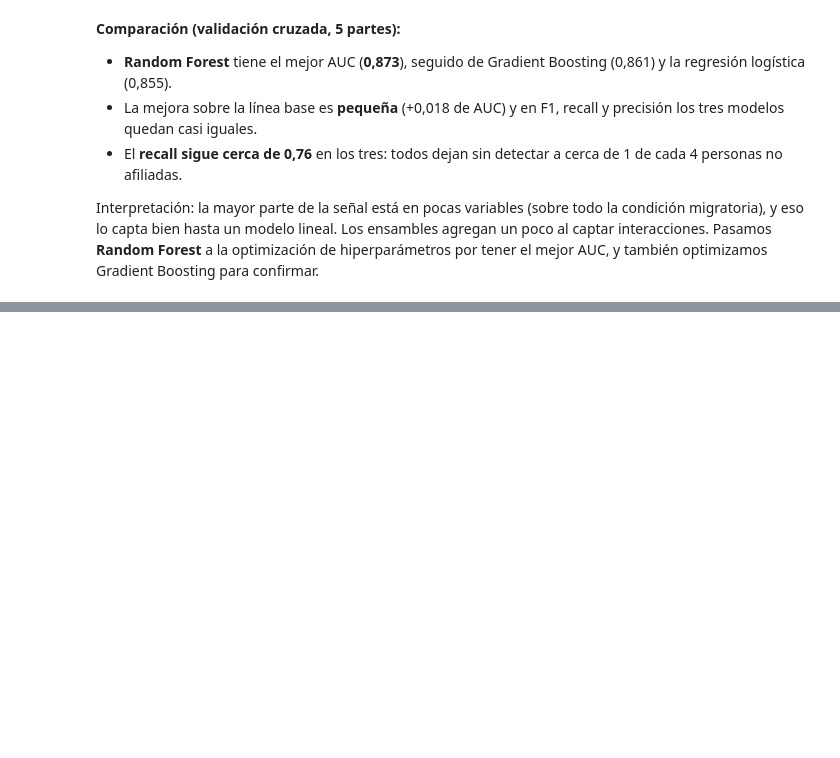
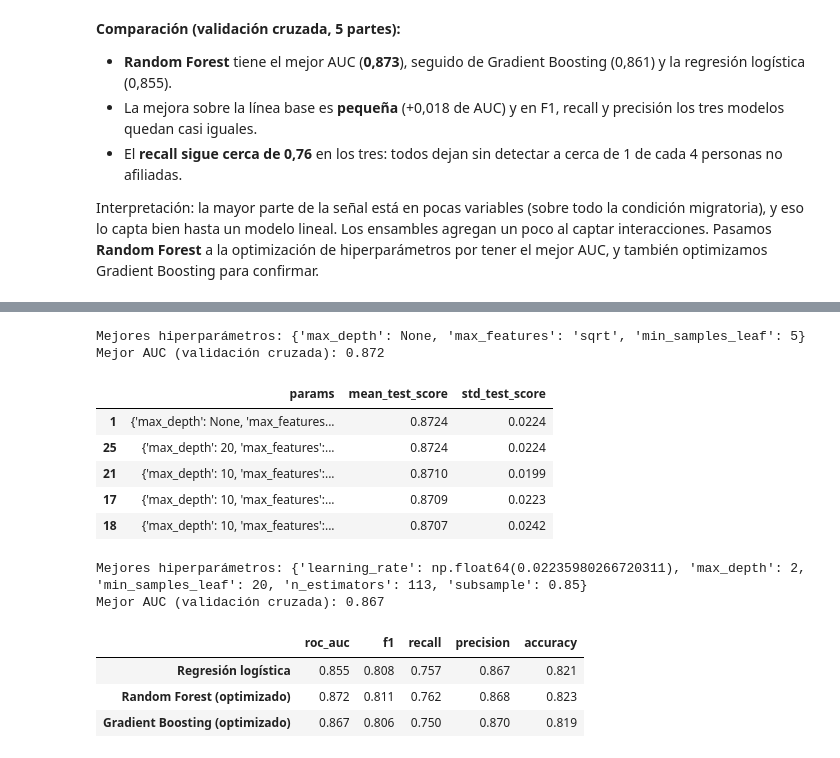
Before and after one commit to lezlynossa-oss/proyecto-integrador-quinto, a Jupyter notebook: MachineLearning/01_modelo_afiliacion_salud.ipynb, the cells around one changed output, grey strips where cells are left out. Drawn from its saved outputs; the diff is of its cells as text; code cells hidden in the pictures; blank space fills up the shorter version.

Commit message:
ML: optimización de hiperparámetros con Grid Search y Random Search

```diff
--- a/MachineLearning/01_modelo_afiliacion_salud.ipynb
+++ b/MachineLearning/01_modelo_afiliacion_salud.ipynb
@@ -297,0 +307,71 @@ Interpretación: la mayor parte de la señal está en pocas variables (sobre tod
+# %%
+#cuadrícula de hiperparámetros para Random Forest (4 x 4 x 2 = 32 combinaciones)
+grid_rf = {
+    "max_depth": [None, 5, 10, 20],        #profundidad máxima de cada árbol (None = sin límite)
+    "min_samples_leaf": [1, 5, 10, 20],    #mínimo de personas en cada hoja
+    "max_features": ["sqrt", 0.5]          #cuántas variables mira cada división
+}
+
+busqueda_rf = GridSearchCV(
+    RandomForestClassifier(n_estimators=300, random_state=42, n_jobs=-1),
+    grid_rf, cv=validacion, scoring="roc_auc", n_jobs=-1)
+busqueda_rf.fit(X_train, y_train)
+
+print("Mejores hiperparámetros:", busqueda_rf.best_params_)
+print("Mejor AUC (validación cruzada): %0.3f" % busqueda_rf.best_score_)
+# %% [output]
+Mejores hiperparámetros: {'max_depth': None, 'max_features': 'sqrt', 'min_samples_leaf': 5}
+Mejor AUC (validación cruzada): 0.872
+# %%
+#las 5 mejores combinaciones
+top_rf = pd.DataFrame(busqueda_rf.cv_results_).sort_values("rank_test_score")
+top_rf[["params", "mean_test_score", "std_test_score"]].head(5).round(4)
+# %% [output]
+|  | params | mean_test_score | std_test_score |
+| 1 | {'max_depth': None, 'max_features... | 0.8724 | 0.0224 |
+| 25 | {'max_depth': 20, 'max_features':... | 0.8724 | 0.0224 |
+| 21 | {'max_depth': 10, 'max_features':... | 0.8710 | 0.0199 |
+| 17 | {'max_depth': 10, 'max_features':... | 0.8709 | 0.0223 |
+| 18 | {'max_depth': 10, 'max_features':... | 0.8707 | 0.0242 |
+# %%
+#rangos de valores para Gradient Boosting (se eligen al azar dentro de ellos)
+distribuciones_gb = {
+    "n_estimators": randint(100, 500),         #número de árboles: entero entre 100 y 499
+    "learning_rate": uniform(0.01, 0.19),      #tasa de aprendizaje: decimal entre 0.01 y 0.20
+    "max_depth": [2, 3, 4],                    #profundidad de cada árbol
+    "subsample": [0.7, 0.85, 1.0],             #fracción de personas que ve cada árbol
+    "min_samples_leaf": [1, 5, 10, 20]
+}
+
+busqueda_gb = RandomizedSearchCV(
+    GradientBoostingClassifier(random_state=42),
+    distribuciones_gb, n_iter=30, cv=validacion,
+    scoring="roc_auc", random_state=42, n_jobs=-1)
+busqueda_gb.fit(X_train, y_train)
+
+print("Mejores hiperparámetros:", busqueda_gb.best_params_)
+print("Mejor AUC (validación cruzada): %0.3f" % busqueda_gb.best_score_)
+# %% [output]
+Mejores hiperparámetros: {'learning_rate': np.float64(0.02235980266720311), 'max_depth': 2, 'min_samples_leaf': 20, 'n_estimators': 113, 'subsample': 0.85}
+Mejor AUC (validación cruzada): 0.867
+# %%
+#evaluamos los modelos optimizados con todas las métricas, con la misma validación
+modelos_optimizados = {
+    "Regresión logística": modelo_logistico,
+    "Random Forest (optimizado)": busqueda_rf.best_estimator_,
+    "Gradient Boosting (optimizado)": busqueda_gb.best_estimator_
+}
+
+resultados_opt = {}
+for nombre, modelo in modelos_optimizados.items():
+    resultados_opt[nombre] = cross_validate(modelo, X_train, y_train,
+                                            cv=validacion, scoring=metricas)
+
+comparacion_opt = pd.DataFrame({nombre: {m: r["test_" + m].mean() for m in metricas}
+                                for nombre, r in resultados_opt.items()}).T
+comparacion_opt.round(3)
+# %% [output]
+|  | roc_auc | f1 | recall | precision | accuracy |
+| Regresión logística | 0.855 | 0.808 | 0.757 | 0.867 | 0.821 |
+| Random Forest (optimizado) | 0.872 | 0.811 | 0.762 | 0.868 | 0.823 |
+| Gradient Boosting (optimizado) | 0.867 | 0.806 | 0.750 | 0.870 | 0.819 |
```
Also changed, not shown: parts of 3 cells of this notebook.
